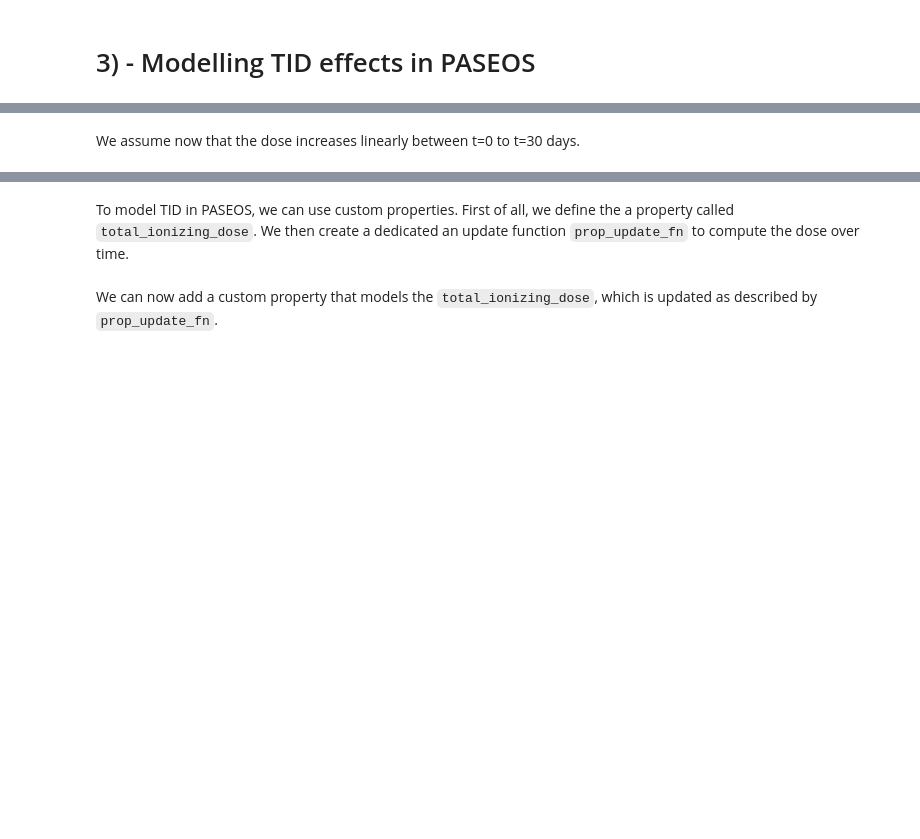
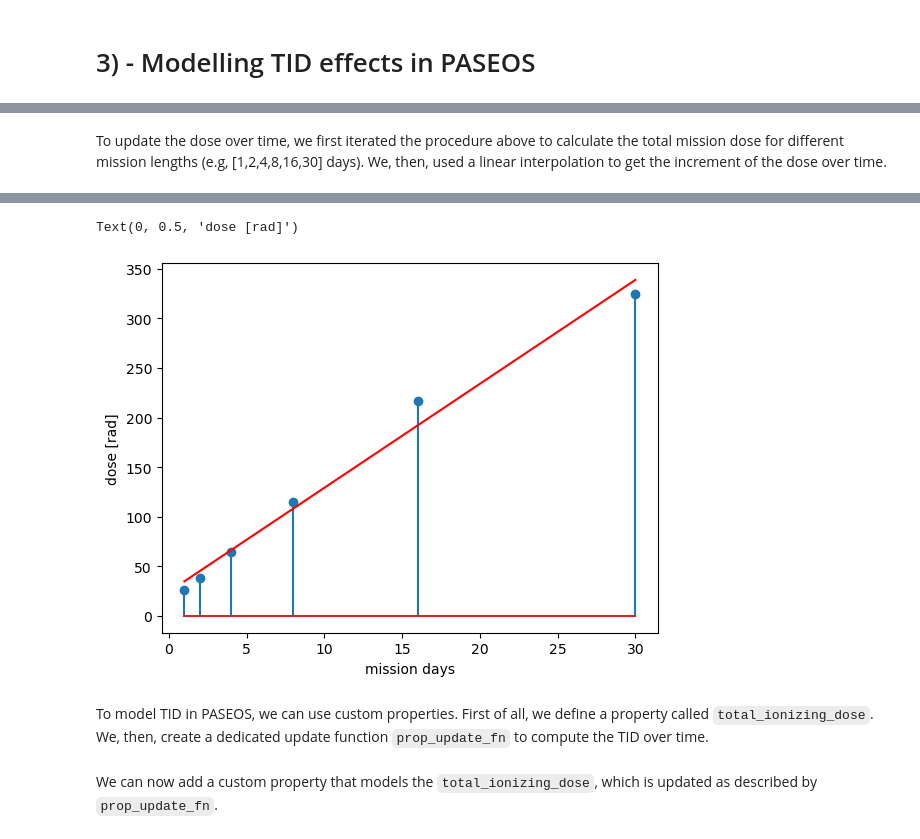
Before and after one commit to aidotse/PASEOS, a Jupyter notebook: examples/TID_model_custom_property/Modelling_TID_TNID_example_notebook.ipynb, the cells around one changed output, grey strips where cells are left out. Drawn from its saved outputs; the diff is of its cells as text; code cells hidden in the pictures; blank space fills up the shorter version.

```diff
--- a/examples/TID_model_custom_property/Modelling_TID_TNID_example_notebook.ipynb
+++ b/examples/TID_model_custom_property/Modelling_TID_TNID_example_notebook.ipynb
@@ -75,4 +65,13 @@ dose_krad=3.165
 # %% [markdown]
-We assume now that the dose increases linearly between t=0 to t=30 days.
+To update the dose over time, we first iterated the procedure above to calculate the total mission dose for different mission lengths (e.g, [1,2,4,8,16,30] days). We, then, used a linear interpolation to get the increment of the dose over time.
 # %%
-d_dose_dt=dose_krad / (30 * 24 * 3600)
+mission_days=np.array([1,2,4,8,16,30])
+mission_dose_days_rad=np.array([2.626E+01,3.850E+01,6.402E+01,1.153E+02,2.172E+02,3.247E+02])
+dose_0_rad,dose_per_day_in_rad=np.linalg.lstsq(np.array([np.ones_like(mission_days), mission_days]).T, mission_dose_days_rad, rcond='warn')[0]
+interp=dose_0_rad+dose_per_day_in_rad * mission_days
+plt.figure(0)
+plt.stem(mission_days, mission_dose_days_rad)
+plt.plot(mission_days, interp, color="red")
+plt.xlabel("mission days")
+plt.ylabel("dose [rad]")
+# %% [output]
@@ -79,5 +80,7 @@ d_dose_dt=dose_krad / (30 * 24 * 3600)
+Text(0, 0.5, 'dose [rad]')
+[figure, added]
 # %% [markdown]
-To model TID in PASEOS, we can use custom properties. First of all, we define the a property called `total_ionizing_dose`. We then create a dedicated an update function `prop_update_fn` to compute the dose over time.
+To model TID in PASEOS, we can use custom properties. First of all, we define a property called `total_ionizing_dose`. We, then, create a dedicated update function `prop_update_fn` to compute the TID over time.
 # %%
 # Add a custom property which tracks the TID
 prop_name = "total_ionizing_dose"
```
Also changed, not shown: parts of 30 cells of this notebook.
